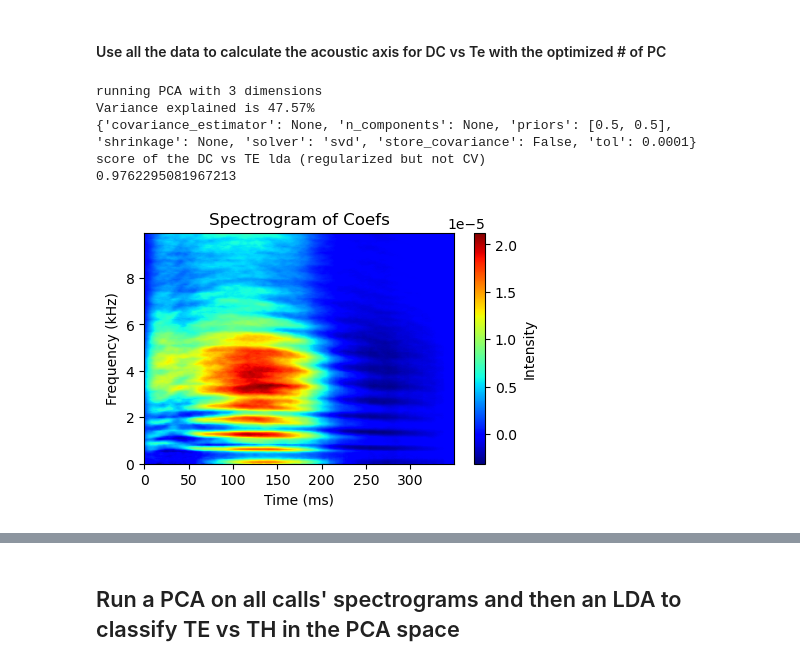
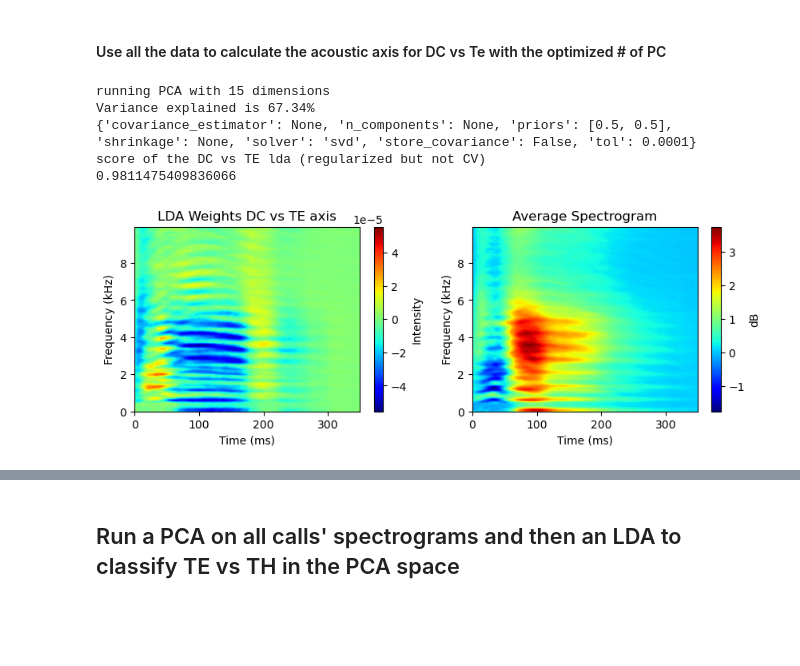
Before and after one commit to theunissenlab/zebra-finch-semantic-category, a Jupyter notebook: pythonNotebooks/Acoustic_Axes.ipynb, the cells around one changed output, grey strips where cells are left out. Saved outputs shown, nothing was run; the diff lists cells and outputs as text; code cells hidden in the pictures; blank space fills up the shorter version.

Commit message:
Figure 3 changes to use regularized LDA

```diff
--- a/pythonNotebooks/Acoustic_Axes.ipynb
+++ b/pythonNotebooks/Acoustic_Axes.ipynb
@@ -506,6 +507,11 @@ Variance explained in the full dataset by the # of dimensions that provide the b
 # rerun the PCLDA with the chosen optimized number of dimensions
 # first the PCA
 Dim = Dims[PCLDA_performance == max(PCLDA_performance)][-1]
+
+# Overwriting with Dim = 15 - the best result for Te vs Th and no cost here.
+# This way we have the same acoustic space in both cases.
+Dim = 15
+
 print('running PCA with %d dimensions' % Dim)
 pca = PCA(n_components=Dim)
 pca.fit(X_all)
@@ -522,26 +528,39 @@ print(lda.get_params())
 print("score of the DC vs TE lda (regularized but not CV)")
 print(lda.score(Xr,y))
 # %% [output]
-running PCA with 3 dimensions
-Variance explained is 47.57%
+running PCA with 15 dimensions
+Variance explained is 67.34%
 {'covariance_estimator': None, 'n_components': None, 'priors': [0.5, 0.5], 'shrinkage': None, 'solver': 'svd', 'store_covariance': False, 'tol': 0.0001}
 score of the DC vs TE lda (regularized but not CV)
-0.9762295081967213
+0.9811475409836066
 # %%
 # Calculate the weights of the LDA in the spectrogram space
-weights = np.dot(lda.scalings_[:,0:Dim].T, pca.components_)
+weights = np.dot(lda.scalings_.T, pca.components_)
+lda_xbar = np.dot(lda.xbar_.T, pca.components_)
+
+
 spectro_coefs_TEvsDC = weights.reshape(196, winsize)
 
 # Plot as a spectrogram
-vocSpecDataT.spectro_f[0][0]
-plt.figure(figsize=(5, 3))
+plt.figure(figsize=(10, 3))
+
+plt.subplot(1,2,1)
+maxW = np.max((np.abs(spectro_coefs_TEvsDC.max()), np.abs(spectro_coefs_TEvsDC.min())))
 
 ex = (vocSpecDataT.spectro_t[0][0], vocSpecDataT.spectro_t[0][1] * spectro_coefs_TEvsDC.shape[1]*1000, vocSpecDataT.spectro_f[0].min(), vocSpecDataT.spectro_f[0].max()/1000)
-plt.imshow(spectro_coefs_TEvsDC, aspect='auto', origin='lower', cmap='jet',extent=ex)
+plt.imshow(spectro_coefs_TEvsDC, aspect='auto', origin='lower', cmap='jet',extent=ex, vmin = -maxW, vmax = maxW )
 plt.colorbar(label='Intensity')
-plt.title('Spectrogram of Coefs DC vs TE axis')
+plt.title('LDA Weights DC vs TE axis')
 plt.ylabel('Frequency (kHz)')
 plt.xlabel('Time (ms)')
+
+plt.subplot(1,2,2)
+plt.imshow(lda_xbar.reshape(196,winsize), aspect='auto', origin='lower', cmap='jet',extent=ex )
+plt.colorbar(label='dB')
+plt.title('Average Spectrogram')
+plt.ylabel('Frequency (kHz)')
+plt.xlabel('Time (ms)')
+
 plt.show()
 # %% [output]
-[figure, old version]
+[figure, new version]
```
Also changed, not shown: parts of 16 cells of this notebook, 4 other files.
